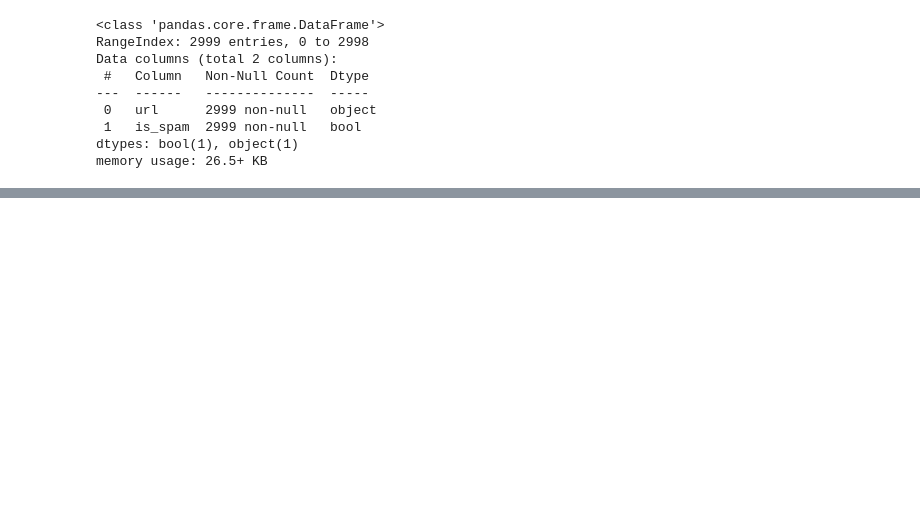
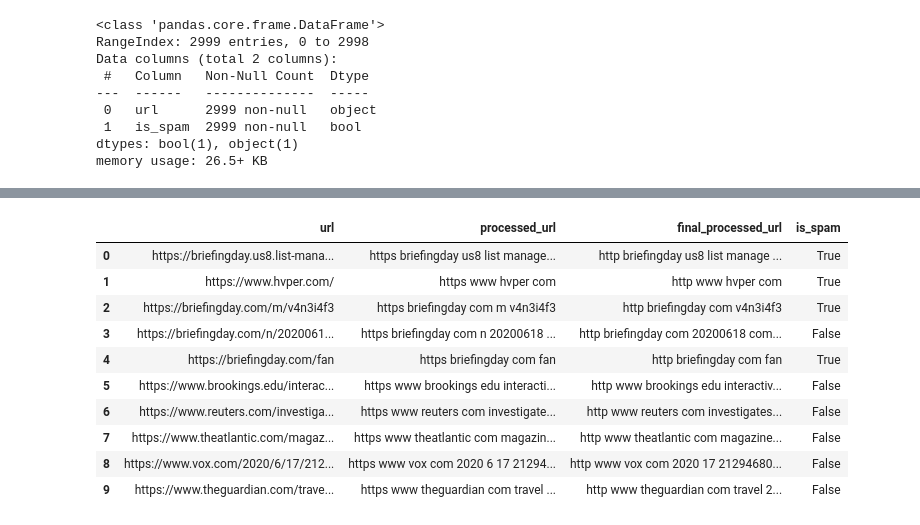
Before and after one commit to 4GeeksAcademy/infoasir20-primer-algoritmo, a Jupyter notebook: src/12-nlp.ipynb, the cells around one changed output, grey strips where cells are left out. Saved outputs shown, nothing was run; the diff lists cells and outputs as text; code cells hidden in the pictures; blank space fills up the shorter version.

```diff
--- a/src/12-nlp.ipynb
+++ b/src/12-nlp.ipynb
@@ -63,0 +199,3 @@ memory usage: 26.5+ KB
+# %%
+# Apply preprocessing to all URLs
+df['processed_url'] = df['url'].apply(preprocess_url)
@@ -63,0 +212,45 @@ memory usage: 26.5+ KB
+# %%
+# Download required NLTK data
+nltk.download('stopwords', quiet=True)
+nltk.download('wordnet', quiet=True)
+nltk.download('punkt', quiet=True)
+
+# Initialize English stopwords and lemmatizer
+stop_words = set(stopwords.words('english'))
+lemmatizer = WordNetLemmatizer()
+# %%
+# Advanced preprocessing function with stopword removal and lemmatization
+def advanced_preprocess_url(url):
+    # Basic preprocessing
+    url = preprocess_url(url)
+
+    # Tokenize the URL
+    words = url.split()
+
+    # Remove stopwords and lemmatize
+    processed_words = []
+    for word in words:
+        if word.lower() not in stop_words and len(word) > 1:
+            lemmatized_word = lemmatizer.lemmatize(word.lower())
+            processed_words.append(lemmatized_word)
+
+    return ' '.join(processed_words)
+# %%
+# Apply advanced preprocessing to all URLs
+df['final_processed_url'] = df['url'].apply(advanced_preprocess_url)
+# %%
+# Compare original, basic processed, and final processed URLs
+comparison_df = df[['url', 'processed_url', 'final_processed_url', 'is_spam']].head(10)
+comparison_df
+# %% [output]
+|  | url | processed_url | final_processed_url | is_spam |
+| 0 | https://briefingday.us8.list-mana... | https briefingday us8 list manage... | http briefingday us8 list manage ... | True |
+| 1 | https://www.hvper.com/ | https www hvper com | http www hvper com | True |
+| 2 | https://briefingday.com/m/v4n3i4f3 | https briefingday com m v4n3i4f3 | http briefingday com v4n3i4f3 | True |
+| 3 | https://briefingday.com/n/2020061... | https briefingday com n 20200618 ... | http briefingday com 20200618 com... | False |
+| 4 | https://briefingday.com/fan | https briefingday com fan | http briefingday com fan | True |
+| 5 | https://www.brookings.edu/interac... | https www brookings edu interacti... | http www brookings edu interactiv... | False |
+| 6 | https://www.reuters.com/investiga... | https www reuters com investigate... | http www reuters com investigates... | False |
+| 7 | https://www.theatlantic.com/magaz... | https www theatlantic com magazin... | http www theatlantic com magazine... | False |
+| 8 | https://www.vox.com/2020/6/17/212... | https www vox com 2020 6 17 21294... | http www vox com 2020 17 21294680... | False |
+| 9 | https://www.theguardian.com/trave... | https www theguardian com travel ... | http www theguardian com travel 2... | False |
```
Also changed, not shown: parts of 29 cells of this notebook.
